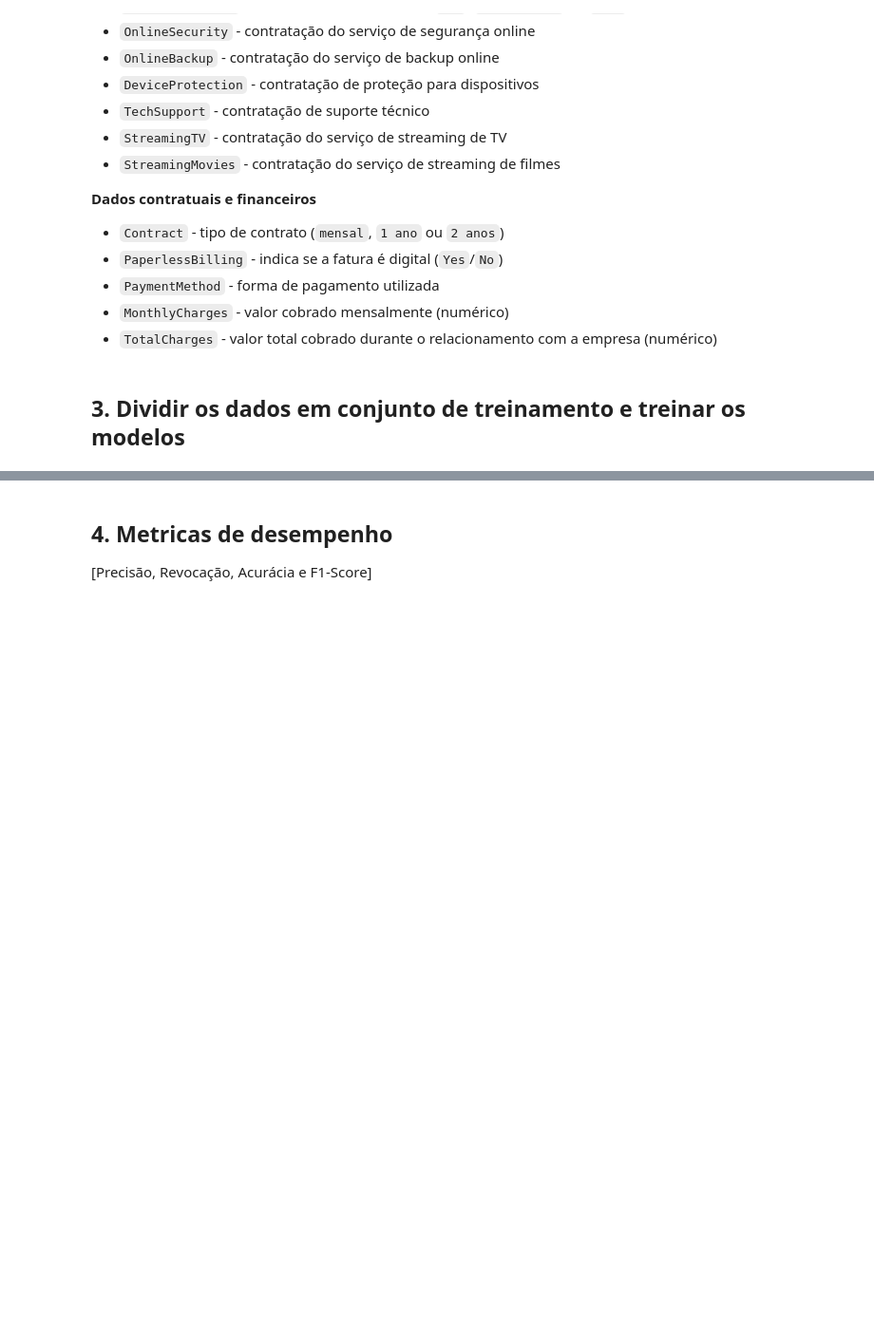
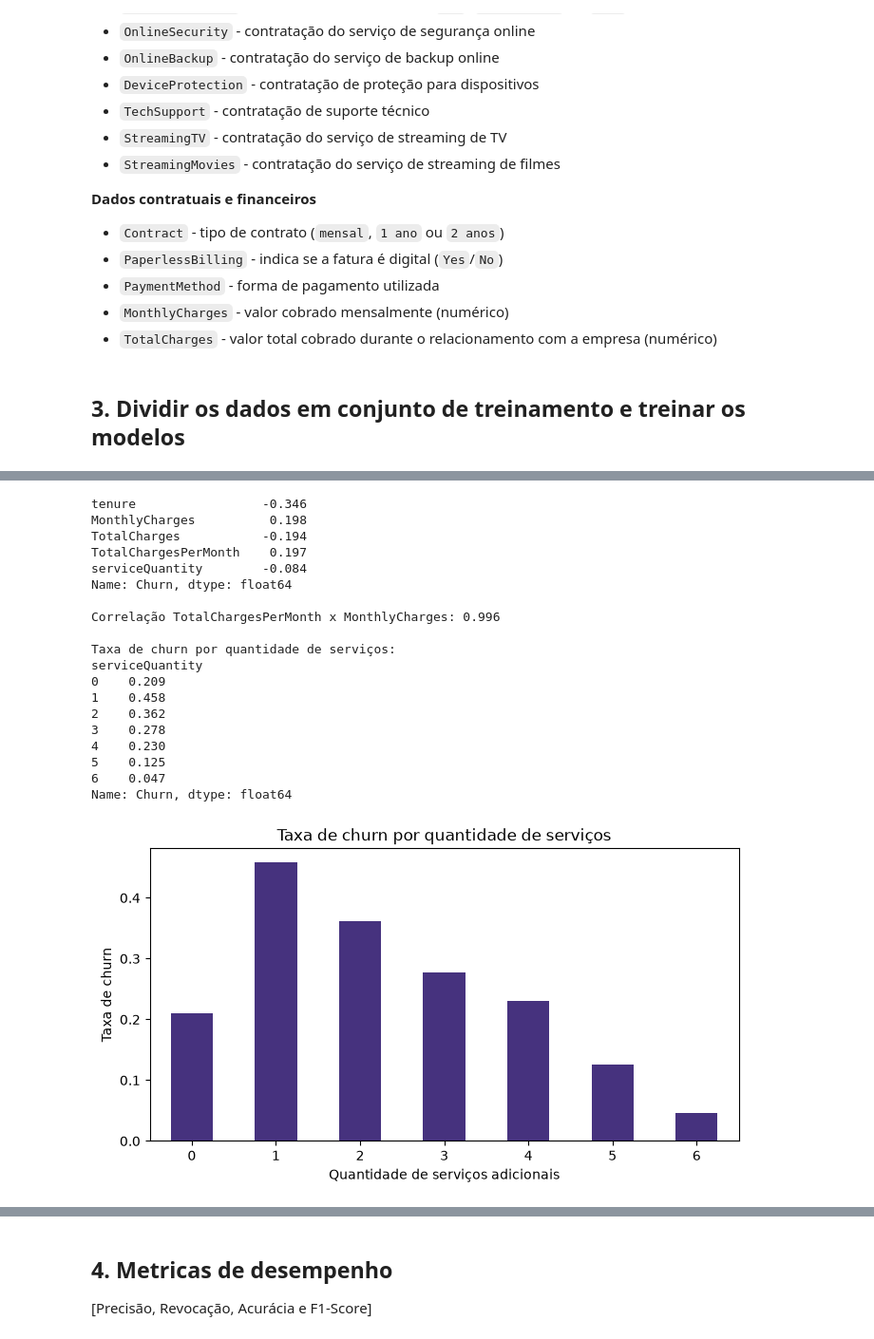
Before and after one commit to Lucas-O-S/Modelos_Classificat-rios_IA_N2, a Jupyter notebook: Telco_Customer_Churn.ipynb, the cells around one changed output, grey strips where cells are left out. Shown at 95% size. Saved outputs shown, nothing was run; the diff lists cells and outputs as text; code cells hidden in the pictures; blank space fills up the shorter version.

```diff
--- a/Telco_Customer_Churn.ipynb
+++ b/Telco_Customer_Churn.ipynb
@@ -204,7 +222,7 @@ X = data.drop(columns=colunas_para_remover)
 y = data[coluna_alvo]
 # %%
 # Separação das colunas categóricas
-colunas_categoricas = X.select_dtypes(include="object").columns.tolist()
+colunas_categoricas = X.select_dtypes(include=["object", "str"]).columns.tolist()
 print(f"Colunas categóricas ({len(colunas_categoricas)}): {colunas_categoricas}")
 # %% [output]
 Colunas categóricas (15): ['gender', 'Partner', 'Dependents', 'PhoneService', 'MultipleLines', 'InternetService', 'OnlineSecurity', 'OnlineBackup', 'DeviceProtection', 'TechSupport', 'StreamingTV', 'S ...
@@ -286,0 +310,6 @@ Todas as colunas, exceto `customerID` e `Churn`.
+# %%
+X_train, X_test, y_train, y_test = train_test_split(
+    X, y, test_size=0.2, random_state=RANDOM_STATE, stratify=y
+)
+
+print(f"Treino: {len(X_train)} linhas | Teste: {len(X_test)} linhas")
@@ -286,0 +325,50 @@ Todas as colunas, exceto `customerID` e `Churn`.
+# %%
+# Cópia do treino para testar os atributos derivados sem alterar o X_train oficial
+X_train_extra = X_train.copy()
+
+# gasto médio por mês (tenure 0 vira NaN e é preenchido com MonthlyCharges)
+X_train_extra['TotalChargesPerMonth'] = (X_train_extra['TotalCharges'] / X_train_extra['tenure'].replace(0, np.nan)).fillna(X_train_extra['MonthlyCharges'])
+
+# quantidade de serviços adicionais contratados (colunas já em dummy)
+services = ['OnlineSecurity', 'OnlineBackup', 'DeviceProtection',
+            'TechSupport', 'StreamingTV', 'StreamingMovies']
+X_train_extra['serviceQuantity'] = X_train_extra[[s + '_Yes' for s in services]].sum(axis=1)
+
+# Correlação de cada atributo com o Churn (astype(float) converte as colunas dummy True/False em 1/0)
+corr_check = pd.concat([X_train_extra.astype(float), y_train], axis=1).corr()['Churn']
+print(corr_check[['tenure', 'MonthlyCharges', 'TotalCharges', 'TotalChargesPerMonth', 'serviceQuantity']].round(3))
+
+# Verifica se o novo atributo repete a informação de uma coluna já existente
+print(f"\nCorrelação TotalChargesPerMonth x MonthlyCharges: {X_train_extra['TotalChargesPerMonth'].corr(X_train_extra['MonthlyCharges']):.3f}")
+
+# Taxa de churn por quantidade de serviços
+taxa_churn = pd.concat([X_train_extra['serviceQuantity'], y_train], axis=1).groupby('serviceQuantity')['Churn'].mean()
+print(f"\nTaxa de churn por quantidade de serviços:\n{taxa_churn.round(3)}")
+
+taxa_churn.plot(kind='bar', figsize=(8, 4))
+plt.xlabel("Quantidade de serviços adicionais")
+plt.ylabel("Taxa de churn")
+plt.title("Taxa de churn por quantidade de serviços")
+plt.xticks(rotation=0)
+plt.show()
+# %% [output]
+tenure                 -0.346
+MonthlyCharges          0.198
+TotalCharges           -0.194
+TotalChargesPerMonth    0.197
+serviceQuantity        -0.084
+Name: Churn, dtype: float64
+
+Correlação TotalChargesPerMonth x MonthlyCharges: 0.996
+
+Taxa de churn por quantidade de serviços:
+serviceQuantity
+0    0.209
+1    0.458
+2    0.362
+3    0.278
+4    0.230
+5    0.125
+6    0.047
+Name: Churn, dtype: float64
+[figure, added]
```
Also changed, not shown: parts of 17 cells of this notebook.
